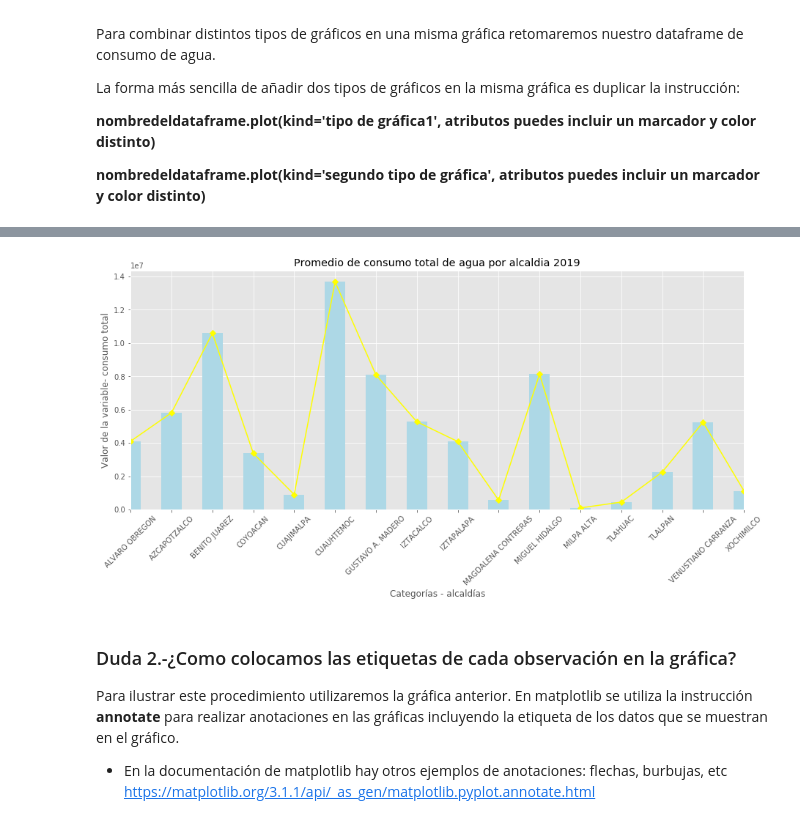
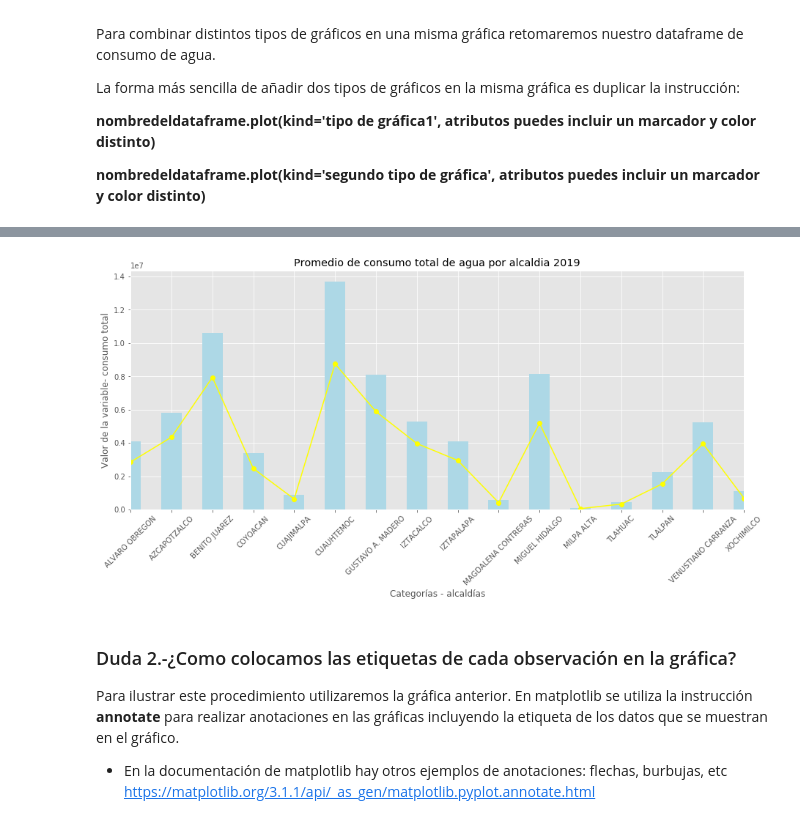
Before and after one commit to benjov/Econometria_II_Primavera_2019, a Jupyter notebook: Clase_00/DUDAS Clase Gráficas.ipynb, the cells around one changed output, grey strips where cells are left out. Cells and saved outputs as stored; diff of their text form; code cells hidden in the pictures.

```diff
--- a/Clase_00/DUDAS Clase Gráficas.ipynb
+++ b/Clase_00/DUDAS Clase Gráficas.ipynb
@@ -38,18 +38,19 @@ aguacp
 # %%
 #Ejemplo
 #
 plt.style.use('ggplot') #estilo de la gráfica
 datos = aguacp.groupby(["alcaldia"]).consumo_total.mean() #datos a utilizar
+datos2 = aguacp.groupby(["alcaldia"]).CTDomestico.mean()
 ax = datos.plot(kind='bar',figsize=(15, 6),color = 'lightblue') #gráfica 1
-datos.plot(kind='line',figsize=(15, 6),color = 'yellow', marker="D") #gráfica 2 aquí colocamos marcadores en forma de diamante
+datos2.plot(kind='line',figsize=(15, 6),color = 'yellow', marker="o") #gráfica 2 aquí colocamos marcadores en forma de diamante
 plt.xticks(rotation=45) #rotación de las etiquetas del eje x
 plt.title("Promedio de consumo total de agua por alcaldia 2019") #Título del Gráfico
 plt.ylabel("Valor de la variable- consumo total") #Título eje Y
 plt.xlabel("Categorías - alcaldías") #Título eje X
 #
 plt.show()
 # %% [output]
-[figure, old version]
+[figure, new version]
 # %% [markdown]
 ### Duda 2.-¿Como colocamos las etiquetas de cada observación en la gráfica?
 Para ilustrar este procedimiento utilizaremos la gráfica anterior.
```
Also changed, not shown: parts of 1 cell of this notebook, 2 other files.
